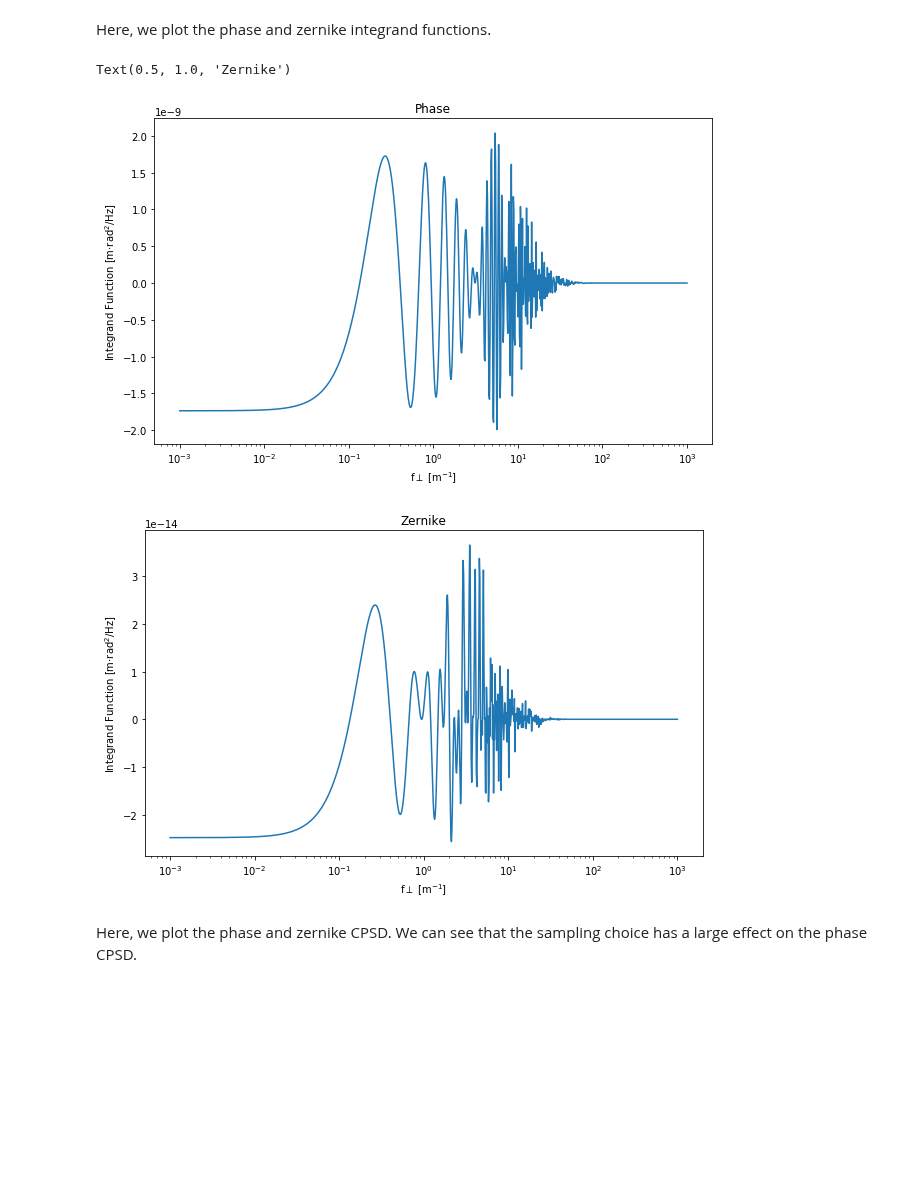
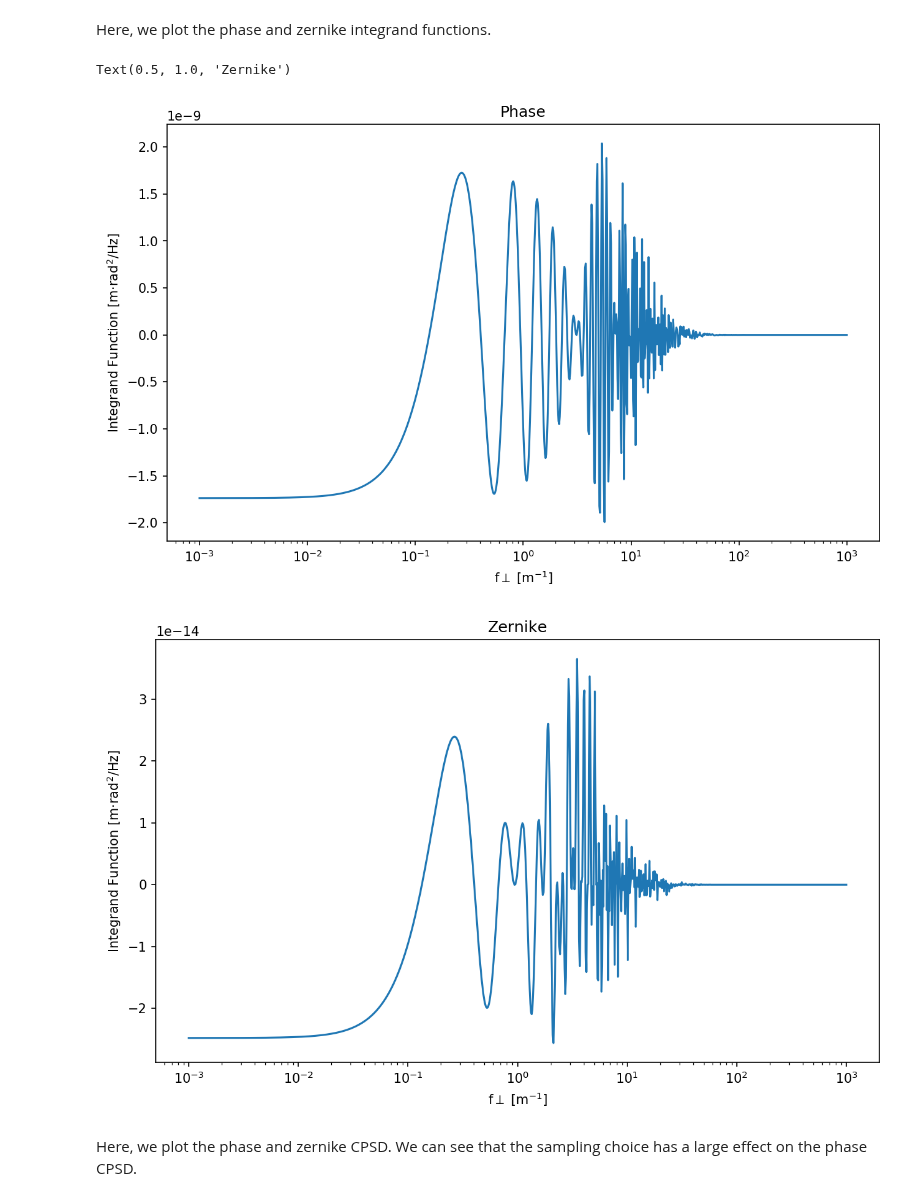
Before and after one commit to ArcetriAdaptiveOptics/arte, a Jupyter notebook: notebook/atmo/CPSD_examples.ipynb, the cells around one changed output. Cells and saved outputs as stored; diff of their text form; code cells hidden in the pictures; blank space fills up the shorter version.

```diff
--- a/notebook/atmo/CPSD_examples.ipynb
+++ b/notebook/atmo/CPSD_examples.ipynb
@@ -34,22 +34,23 @@ zernikeIntegrand, _ = vk.integrandOfZernikeCPSD(j=mode_j, k=mode_k, nLayer=0, te
 Here, we plot the phase and zernike integrand functions.
 # %%
 import matplotlib.pyplot as plt
-
+import matplotlib as mpl
+mpl.rcParams['figure.dpi'] = 150
 plt.figure()
 plt.semilogx(spat_freqs, np.real(phaseIntegrand))
 plt.xlabel('f${\perp}$ [m$^{-1}$]')
 plt.ylabel('Integrand Function [m$\cdot$rad$^{2}$/Hz]')
 plt.title('Phase')
 
 plt.figure()
 plt.semilogx(spat_freqs, np.real(zernikeIntegrand))
 plt.xlabel('f${\perp}$ [m$^{-1}$]')
 plt.ylabel('Integrand Function [m$\cdot$rad$^{2}$/Hz]')
 plt.title('Zernike')
 # %% [output]
 Text(0.5, 1.0, 'Zernike')
-[figure, old version]
+[figure, new version]
-[figure, old version]
+[figure, new version]
 # %%
 mode_j = 2
 mode_k = 5
```
Also changed, not shown: parts of 9 cells of this notebook, 1 other file.
